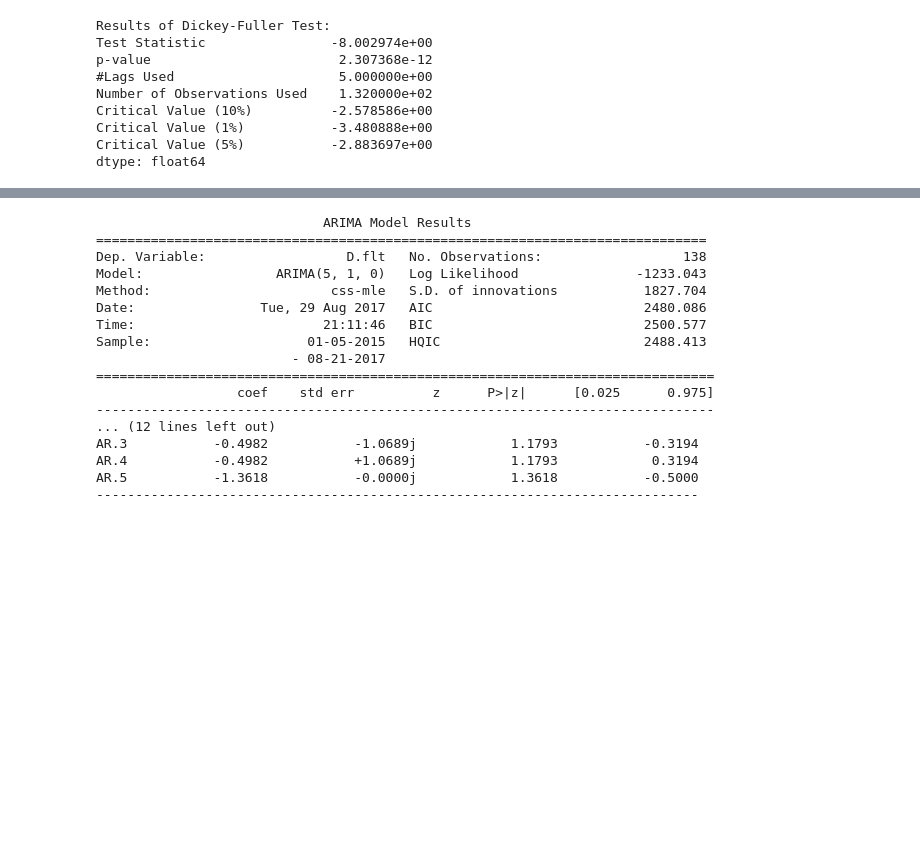
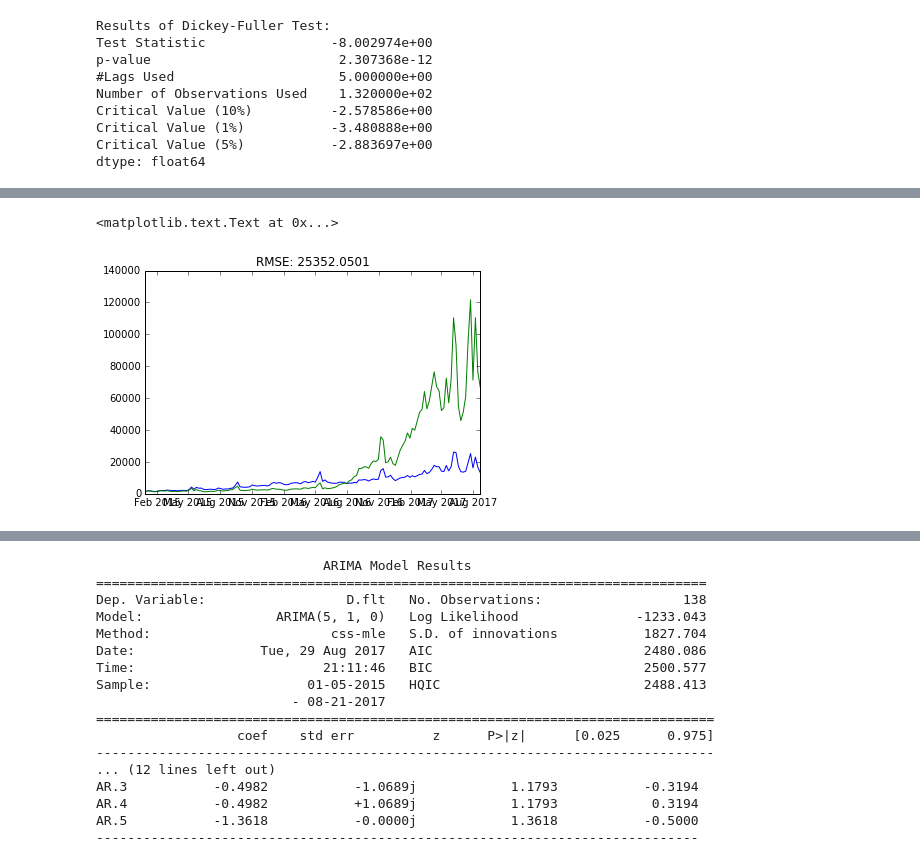
Before and after one commit to daronjp/test, a Jupyter notebook: test.ipynb, the cells around one changed output, grey strips where cells are left out. Saved outputs shown, nothing was run; the diff lists cells and outputs as text; code cells hidden in the pictures; blank space fills up the shorter version.

```diff
--- a/test.ipynb
+++ b/test.ipynb
@@ -144,0 +204,3 @@ dtype: float64
+# %%
+predictions_ARIMA_diff = pd.Series(results_ARIMA.fittedvalues, copy=True)
+print(predictions_ARIMA_diff.head())
@@ -144,0 +215,12 @@ dtype: float64
+# %%
+predictions_ARIMA_diff_cumsum = predictions_ARIMA_diff.cumsum()
+predictions_ARIMA_log = tots['lg']
+predictions_ARIMA_log = predictions_ARIMA_log.add(predictions_ARIMA_diff_cumsum,fill_value=0)
+# %%
+predictions_ARIMA = np.exp(predictions_ARIMA_log)
+plt.plot(tots['flt'])
+plt.plot(predictions_ARIMA)
+plt.title('RMSE: %.4f'% np.sqrt(sum((predictions_ARIMA-tots['flt'])**2)/len(tots['flt'])))
+# %% [output]
+<matplotlib.text.Text at 0x...>
+[figure, added]
```
Also changed, not shown: parts of 8 cells of this notebook.
